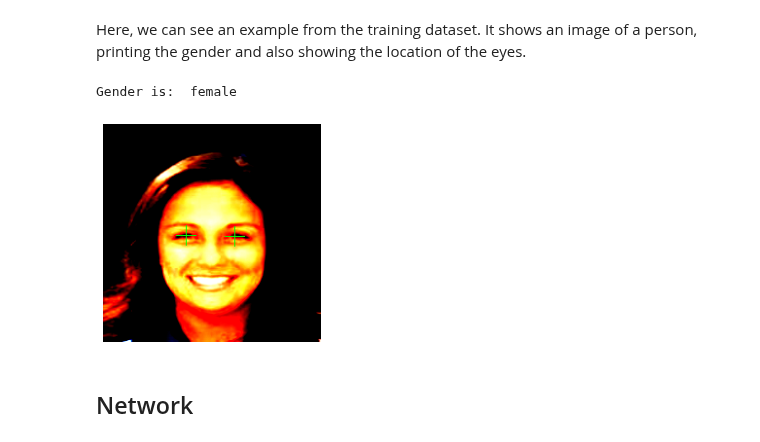
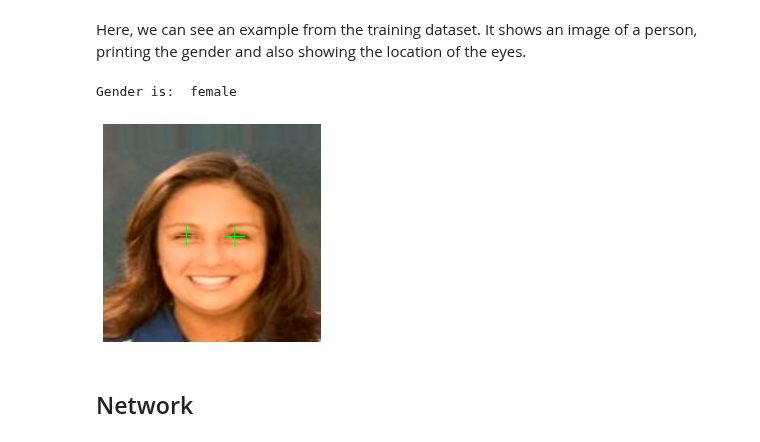
Before and after one commit to GRAAL-Research/poutyne, a Jupyter notebook: examples/classification_and_regression.ipynb, the cells around one changed output. Cells and saved outputs as stored; diff of their text form; code cells hidden in the pictures.

```diff
--- a/examples/classification_and_regression.ipynb
+++ b/examples/classification_and_regression.ipynb
@@ -184,24 +196,25 @@ Here, we can see an example from the training dataset. It shows an image of a pe
 # %%
 sample_number = 16
 image = train_dataset[sample_number][0]
 image = image.permute(1,2,0).detach().numpy()
 image_rgb = cv2.cvtColor(np.float32(image), cv2.COLOR_BGR2RGB)
+image_rgb = image_rgb * imagenet_std + imagenet_mean
 Gender = 'male' if int(train_dataset[sample_number][1][0])==1 else 'female'
 print('Gender is: ', Gender)
 w, h = train_dataset[sample_number][1][2]
 (x1, y1) = train_dataset[sample_number][1][1][0:2]
 (x2, y2) = train_dataset[sample_number][1][1][2:4]
 x1, x2 = int(x1*h), int(x2*h)
 y1, y2 = int(y1*w), int(y2*w)
-image_rgb	=	cv2.drawMarker(image_rgb, (x1,y1), (0,255,0))
-image_rgb	=	cv2.drawMarker(image_rgb, (x2,y2), (0,255,0))
+image_rgb	= cv2.drawMarker(image_rgb, (x1,y1), (0,255,0))
+image_rgb	= cv2.drawMarker(image_rgb, (x2,y2), (0,255,0))
 image_rgb = np.clip(image_rgb , 0, 1)
 plt.imshow(image_rgb)
 plt.axis('off')
 plt.show()
 # %% [output]
 Gender is:  female
-[figure, old version]
+[figure, new version]
 # %% [markdown]
 ## Network
 # %% [markdown]
```
Also changed, not shown: parts of 13 cells of this notebook, 3 other files.
